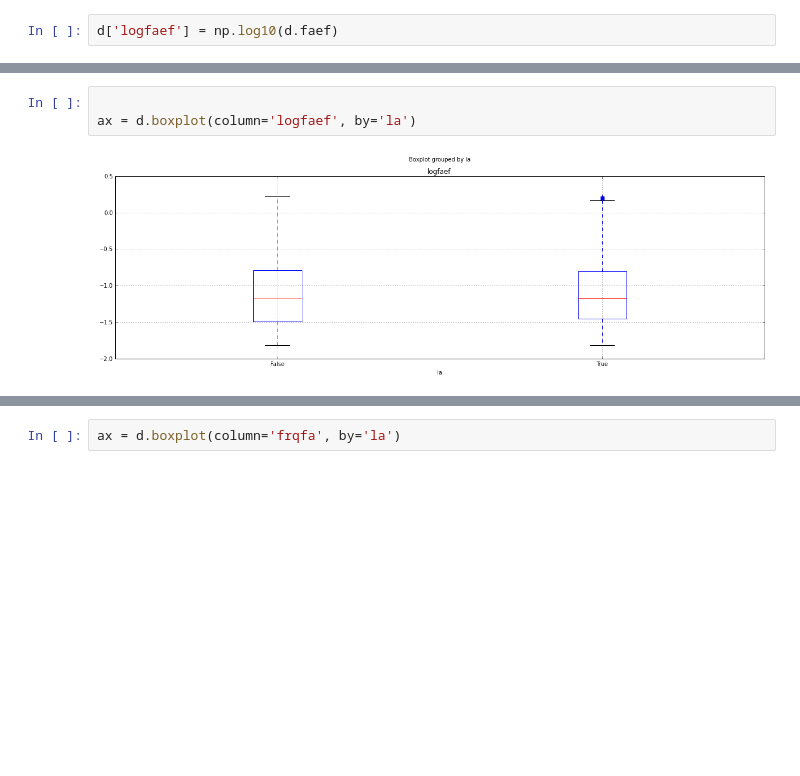
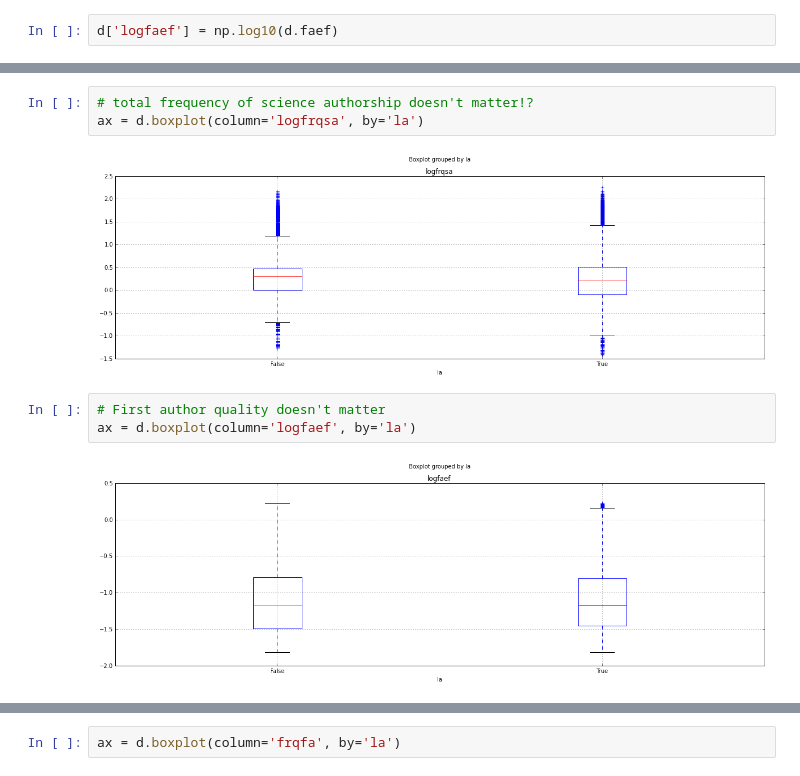
Before and after one commit to shinwachi/cs109_firstOrPerish, a Jupyter notebook: analysis/exploratory_data_analysis.ipynb, the cells around one changed output, grey strips where cells are left out. Saved outputs shown, nothing was run; the diff lists cells and outputs as text; blank space fills up the shorter version.

```diff
--- a/analysis/exploratory_data_analysis.ipynb
+++ b/analysis/exploratory_data_analysis.ipynb
@@ -94,5 +114,10 @@ np.median(d[d.la == False].adjfrqfa)
+# %%
+# total frequency of science authorship doesn't matter!?
+ax = d.boxplot(column='logfrqsa', by='la')
+# %% [output]
+[figure, added]
 # %%
-
+# First author quality doesn't matter
 ax = d.boxplot(column='logfaef', by='la')
 # %% [output]
 [figure]
```
Also changed, not shown: parts of 18 cells of this notebook.
